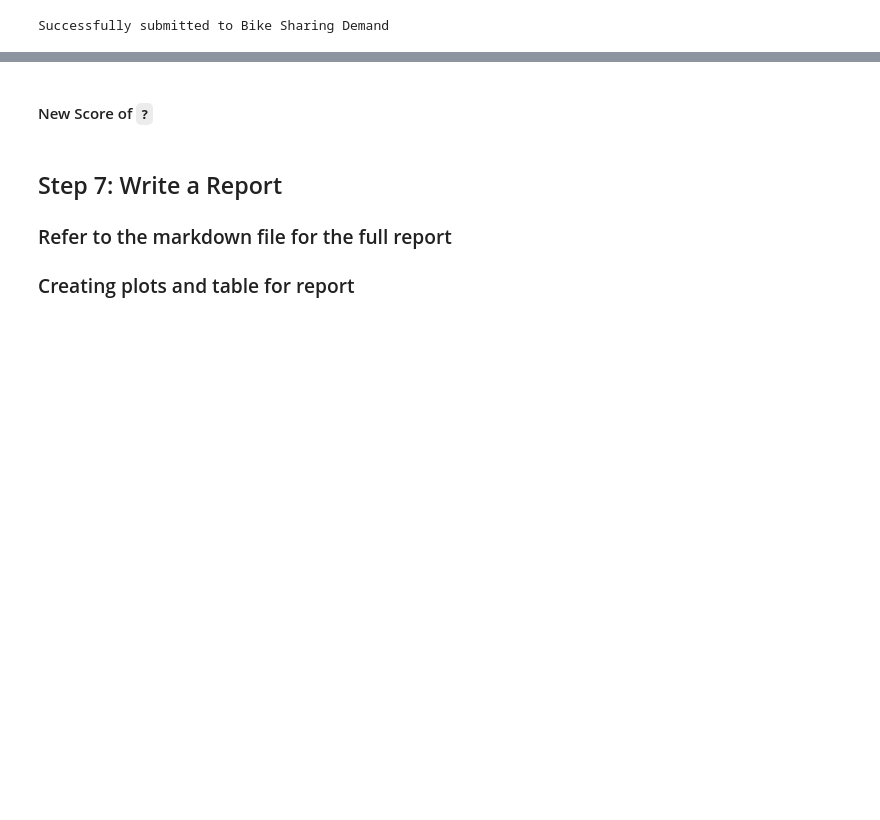
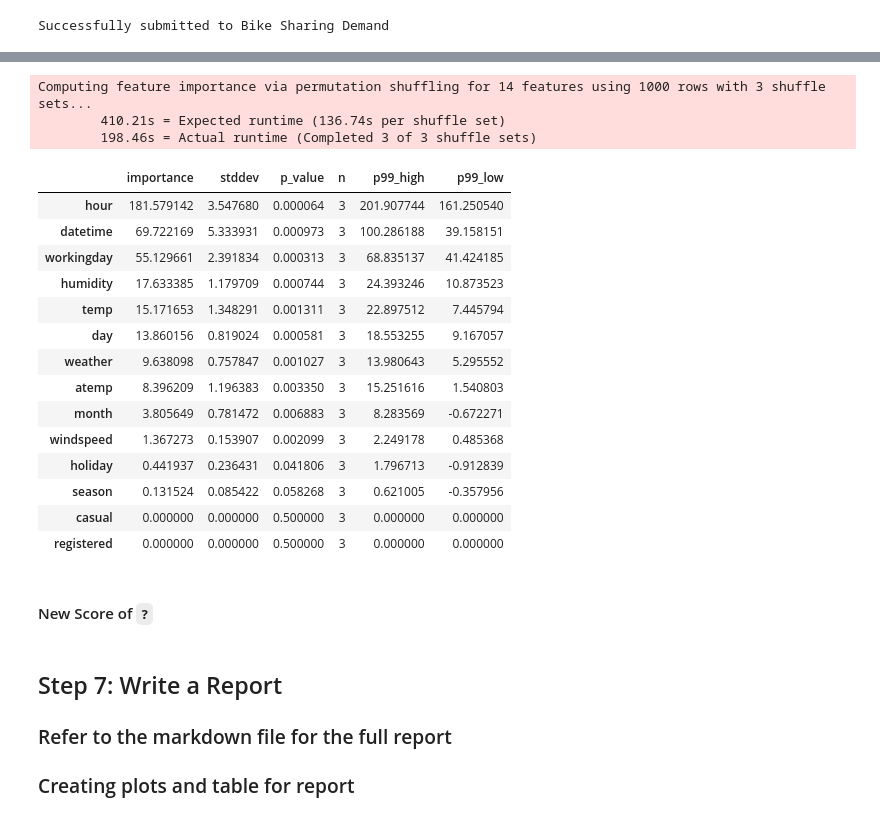
Before and after one commit to jqchen24/bike_share_demand, a Jupyter notebook: bike_sharing_demand_prediction.ipynb, the cells around one changed output, grey strips where cells are left out. Cells and saved outputs as stored; diff of their text form; code cells hidden in the pictures; blank space fills up the shorter version.

```diff
--- a/bike_sharing_demand_prediction.ipynb
+++ b/bike_sharing_demand_prediction.ipynb
@@ -645,3 +772,24 @@ submission_new_hpo.csv       2021-11-04 20:02:22  new features with hyperparamet
+# %%
+predictor_new_hpo.feature_importance(train)
+# %% [output]
+Computing feature importance via permutation shuffling for 14 features using 1000 rows with 3 shuffle sets...
+        410.21s = Expected runtime (136.74s per shuffle set)
+        198.46s = Actual runtime (Completed 3 of 3 shuffle sets)
+|  | importance | stddev | p_value | n | p99_high | p99_low |
+| hour | 181.579142 | 3.547680 | 0.000064 | 3 | 201.907744 | 161.250540 |
+| datetime | 69.722169 | 5.333931 | 0.000973 | 3 | 100.286188 | 39.158151 |
+| workingday | 55.129661 | 2.391834 | 0.000313 | 3 | 68.835137 | 41.424185 |
+| humidity | 17.633385 | 1.179709 | 0.000744 | 3 | 24.393246 | 10.873523 |
+| temp | 15.171653 | 1.348291 | 0.001311 | 3 | 22.897512 | 7.445794 |
+| day | 13.860156 | 0.819024 | 0.000581 | 3 | 18.553255 | 9.167057 |
+| weather | 9.638098 | 0.757847 | 0.001027 | 3 | 13.980643 | 5.295552 |
+| atemp | 8.396209 | 1.196383 | 0.003350 | 3 | 15.251616 | 1.540803 |
+| month | 3.805649 | 0.781472 | 0.006883 | 3 | 8.283569 | -0.672271 |
+| windspeed | 1.367273 | 0.153907 | 0.002099 | 3 | 2.249178 | 0.485368 |
+| holiday | 0.441937 | 0.236431 | 0.041806 | 3 | 1.796713 | -0.912839 |
+| season | 0.131524 | 0.085422 | 0.058268 | 3 | 0.621005 | -0.357956 |
+| casual | 0.000000 | 0.000000 | 0.500000 | 3 | 0.000000 | 0.000000 |
+| registered | 0.000000 | 0.000000 | 0.500000 | 3 | 0.000000 | 0.000000 |
 # %% [markdown]
 #### New Score of `?`
 # %% [markdown]
```
Also changed, not shown: parts of 4 cells of this notebook.
